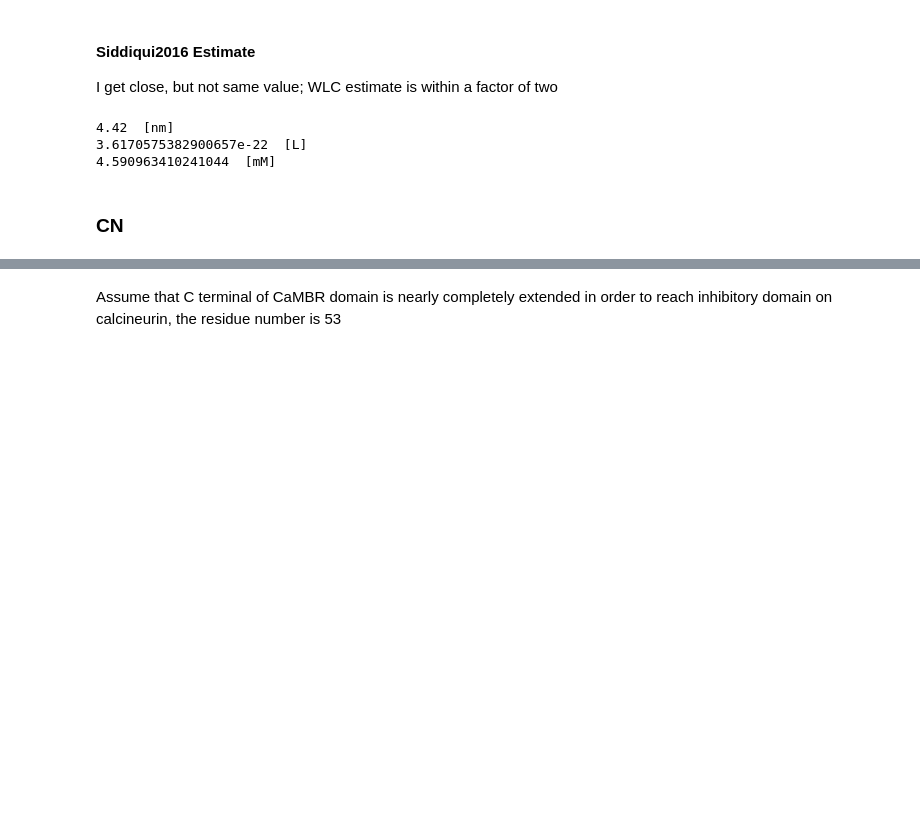
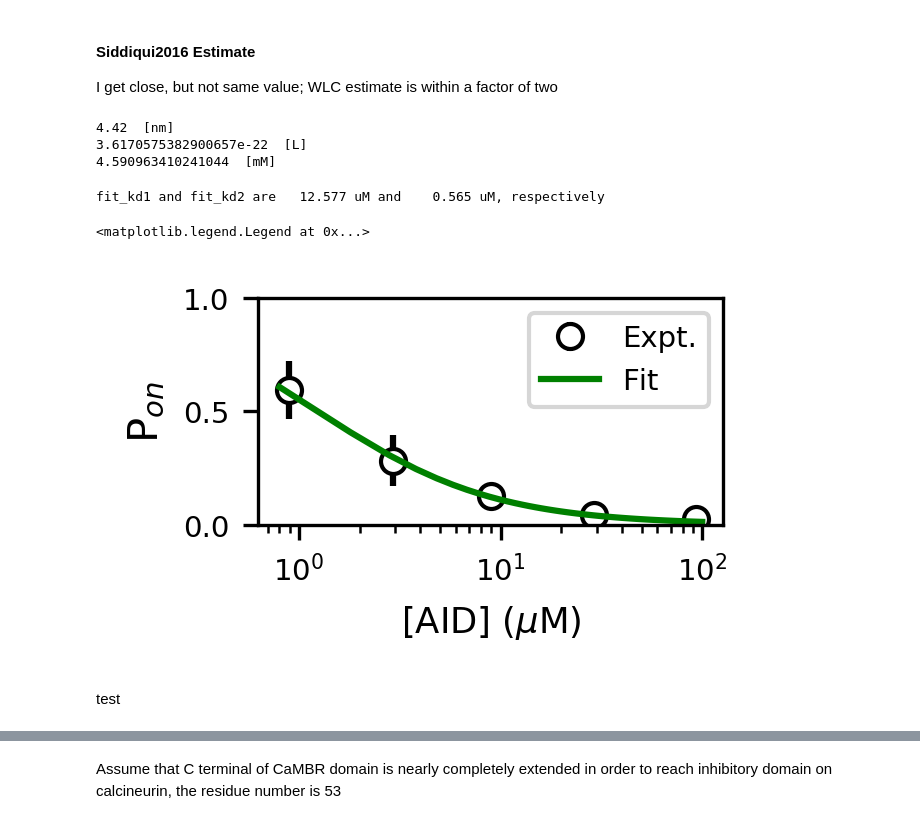
Before and after one commit to huskeypm/pkh-lab-analyses, a Jupyter notebook: 2018-CaMDH/CaN_tether_model.ipynb, the cells around one changed output, grey strips where cells are left out. Cells and saved outputs as stored; diff of their text form; code cells hidden in the pictures; blank space fills up the shorter version.

```diff
--- a/2018-CaMDH/CaN_tether_model.ipynb
+++ b/2018-CaMDH/CaN_tether_model.ipynb
@@ -124,5 +128,46 @@ print (conc* M_to_mM, " [mM]")
 4.42  [nm]
 3.6170575382900657e-22  [L]
 4.590963410241044  [mM]
-# %% [markdown]
-### CN
+# %%
+#===============================================
+# Here we consider only two competetive events
+# -- free AID and PRII substrate
+#===============================================
+# now read in the experimental data in fig 3 of AID titration in Biochem. J. (1996) 320, 879±884, SAGOO el al'
+# 1) similar to the Pon definition in Van Valen's paper, we define a probability of CaN being activated by
+# the PRII substrate  as Pon = (1 + [PRII]/Kd1 )/(1 + [AID]/Kd2 + [PRII]/Kd1) where [PRII] = 15 uM and Kd1,Kd2 are
+# dissociation constants  of [PRII] ppetide and [AID] respectively
+# 2) By fitting Pon to experimental data, we got the value of Kd1 and Kd2
+
+from scipy.optimize import curve_fit
+
+
+def pf(x,kd1,kd2):
+    return (1+15/kd1)/(1+x/kd2 + 15/kd1) # where x is AID concentration and 15 (uM) is PRII concentration
+# %%
+# read in experimental data
+expt = np.loadtxt("/home/AD/bsu233/plotfigures/CaMDH/AID_titration/expt")
+expt_AID = expt[:,0]
+expt_Pf = expt[:,1]
+expt_Pferror=expt[:,2]
+(fit_kd1,fit_kd2),fit_cov = curve_fit(pf, expt_AID,expt_Pf)
+# %%
+print ("fit_kd1 and fit_kd2 are %8.3f uM and %8.3f uM, respectively" % (fit_kd1,fit_kd2))
+from matplotlib import rcParams
+rcParams['figure.figsize'] = 2,1
+rcParams['figure.dpi'] =300
+nAID=np.linspace(0.8,100,100)
+plt.errorbar(expt_AID,expt_Pf,yerr=expt_Pferror, fmt='o',color='black',mfc='white',label='Expt.')
+plt.errorbar(nAID,pf(nAID,fit_kd1,fit_kd2),label='Fit',color='green')
+plt.xscale('log')
+plt.xticks(fontsize=7)
+plt.yticks(fontsize=7)
+plt.xlabel("[AID] ($\mu$M)",fontsize=8.5)
+plt.ylim([0,1])
+#ax1.tick_params(labelsize=8)
+plt.ylabel("P$_{on}$")
+plt.legend(fontsize=7)
+# %% [output]
+fit_kd1 and fit_kd2 are   12.577 uM and    0.565 uM, respectively
+<matplotlib.legend.Legend at 0x...>
+[figure, added]
@@ -128,0 +194,2 @@ print (conc* M_to_mM, " [mM]")
+# %% [markdown]
+test
```
Also changed, not shown: parts of 12 cells of this notebook.
